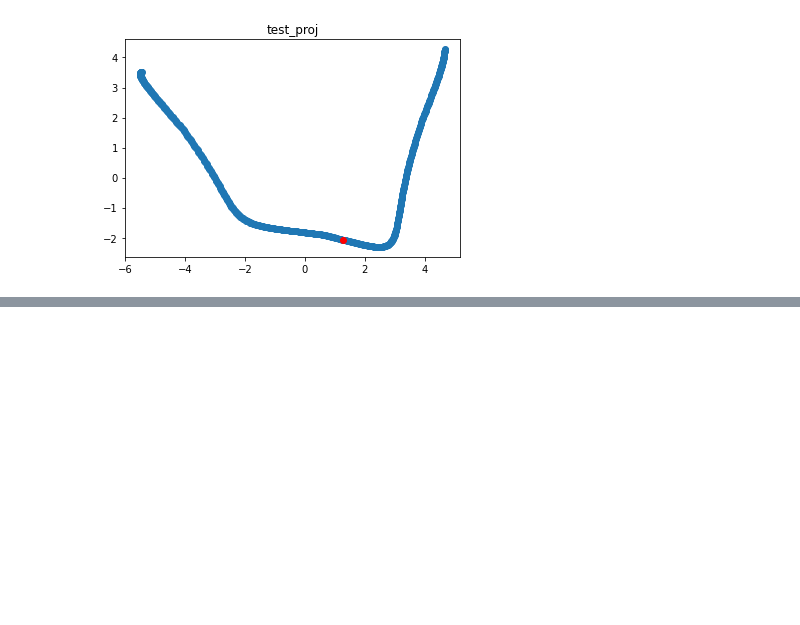
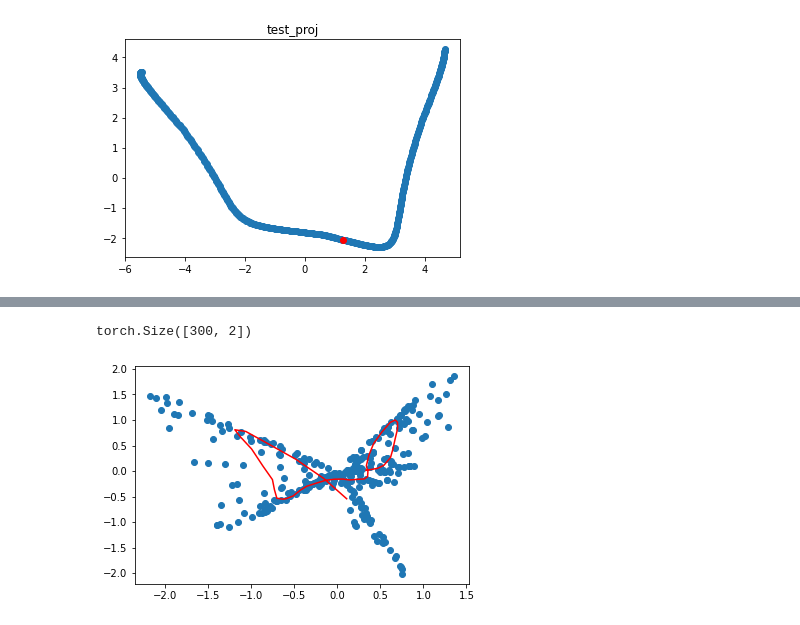
Before and after one commit to michael-psenka/manifold-linearization, a Jupyter notebook: test_files/cc_test.ipynb, the cells around one changed output, grey strips where cells are left out. Cells and saved outputs as stored; diff of their text form; code cells hidden in the pictures; blank space fills up the shorter version.

```diff
--- a/test_files/cc_test.ipynb
+++ b/test_files/cc_test.ipynb
@@ -697,0 +924,6 @@ plt.show()
+# %%
+T = torch.eye(d) - N@N.T
+U, S, V = torch.svd(T)
+U_final = U[:,:2]
+U, S, V_pca = torch.svd(Z)
+P_final = V_pca[:,:50]@U_final
@@ -697,0 +980,32 @@ plt.show()
+# %%
+u_proj1 = torch.zeros(res,res)
+for i in range(res):
+	u_proj1[i,:] = (i- res / 2) / (res / 2)
+u_proj1 = u_proj.view(1, -1).T
+u_proj2 = torch.ones(res**2, 1)
+
+# U = torch.hstack((V[:,[0]], V[:,[1]]))
+# U = torch.hstack((u_proj1, u_proj2))
+U = P_final
+# U = torch.randn(U.shape)
+Z_proj = Z@U
+# Z_proj[:,1] = Z_proj[:,1] - 20
+print(Z_proj.shape)
+plt.scatter(Z_proj[:,0].numpy(), Z_proj[:,1].numpy())
+
+# show geodesic
+len_test = res - 2*block_size
+X1 = torch.zeros(len_test,res,res)
+for i in range(len_test):
+	x = i + block_size//2
+	y = res // 2
+	brightness = 0.5
+	X1[i,x-block_size//2:x+block_size//2, y-block_size//2:y+block_size//2] = brightness
+
+Z1 = X1.view(len_test, -1)
+Z1_proj1 = Z1@U
+plt.plot(Z1_proj1[:,0].numpy(), Z1_proj1[:,1].numpy(), c='r')
+plt.show()
+# %% [output]
+torch.Size([300, 2])
+[figure, added]
```
Also changed, not shown: parts of 14 cells of this notebook.
